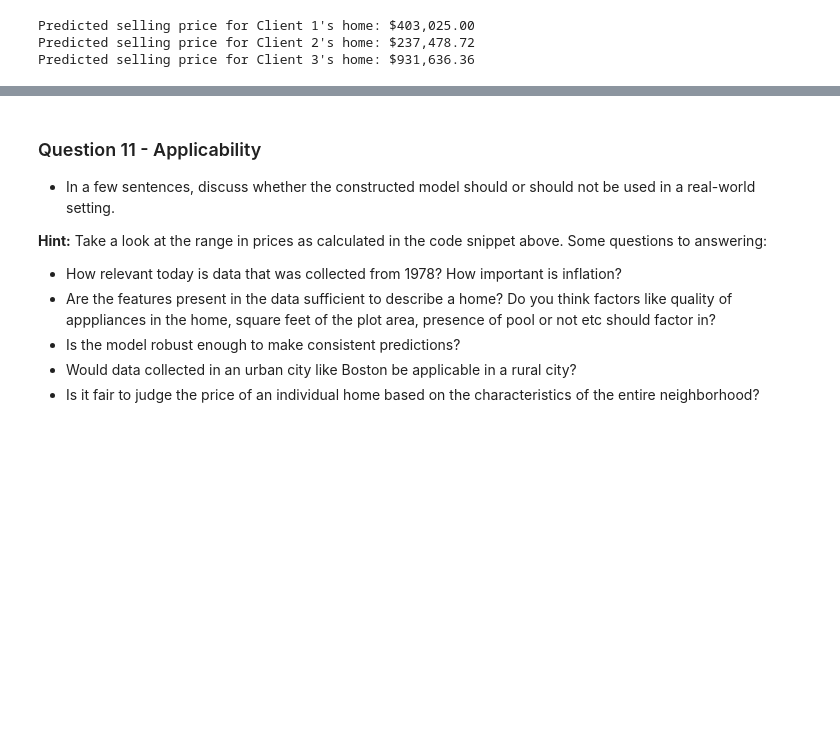
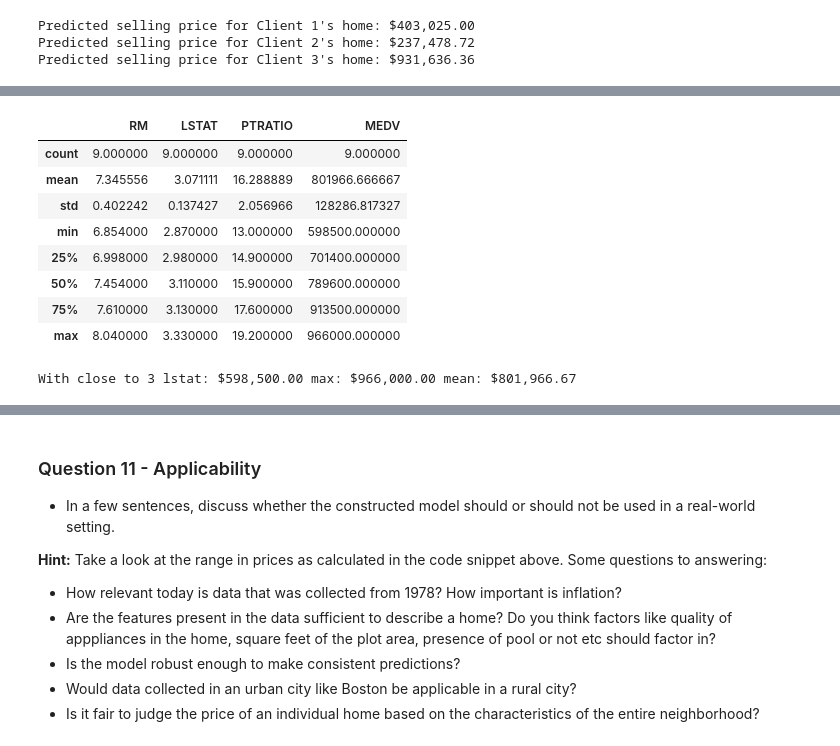
Before and after one commit to suviano/BostonHousing, a Jupyter notebook: boston_housing.ipynb, the cells around one changed output, grey strips where cells are left out. Cells and saved outputs as stored; diff of their text form; code cells hidden in the pictures; blank space fills up the shorter version.

```diff
--- a/boston_housing.ipynb
+++ b/boston_housing.ipynb
@@ -464,0 +509,19 @@ Predicted selling price for Client 3's home: $931,636.36
+# %%
+data_lstat_around_3 = data[(data['LSTAT'] >= 2.5) & (data['LSTAT'] <= 3.5)]
+data_lstat_around_3.describe()
+# %% [output]
+|  | RM | LSTAT | PTRATIO | MEDV |
+| count | 9.000000 | 9.000000 | 9.000000 | 9.000000 |
+| mean | 7.345556 | 3.071111 | 16.288889 | 801966.666667 |
+| std | 0.402242 | 0.137427 | 2.056966 | 128286.817327 |
+| min | 6.854000 | 2.870000 | 13.000000 | 598500.000000 |
+| 25% | 6.998000 | 2.980000 | 14.900000 | 701400.000000 |
+| 50% | 7.454000 | 3.110000 | 15.900000 | 789600.000000 |
+| 75% | 7.610000 | 3.130000 | 17.600000 | 913500.000000 |
+| max | 8.040000 | 3.330000 | 19.200000 | 966000.000000 |
+# %%
+rm_lstat_around_3 = np.array(data_lstat_around_3['MEDV'])
+print('With close to 3 lstat: ${:,.2f} max: ${:,.2f} mean: ${:,.2f}'.format(
+    np.min(rm_lstat_around_3), np.max(rm_lstat_around_3), np.mean(rm_lstat_around_3)))
+# %% [output]
+With close to 3 lstat: $598,500.00 max: $966,000.00 mean: $801,966.67
```
Also changed, not shown: parts of 19 cells of this notebook, 1 other file.
